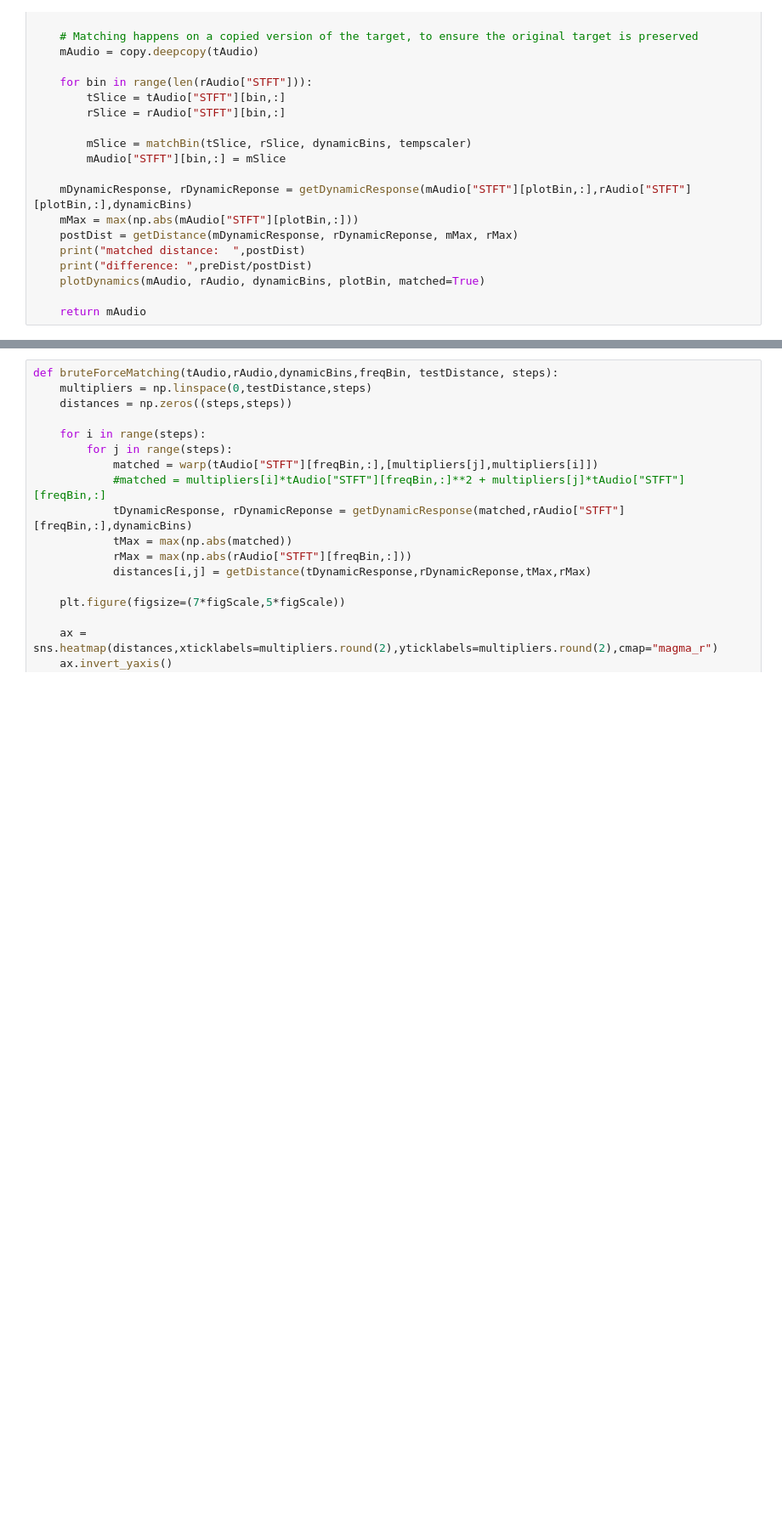
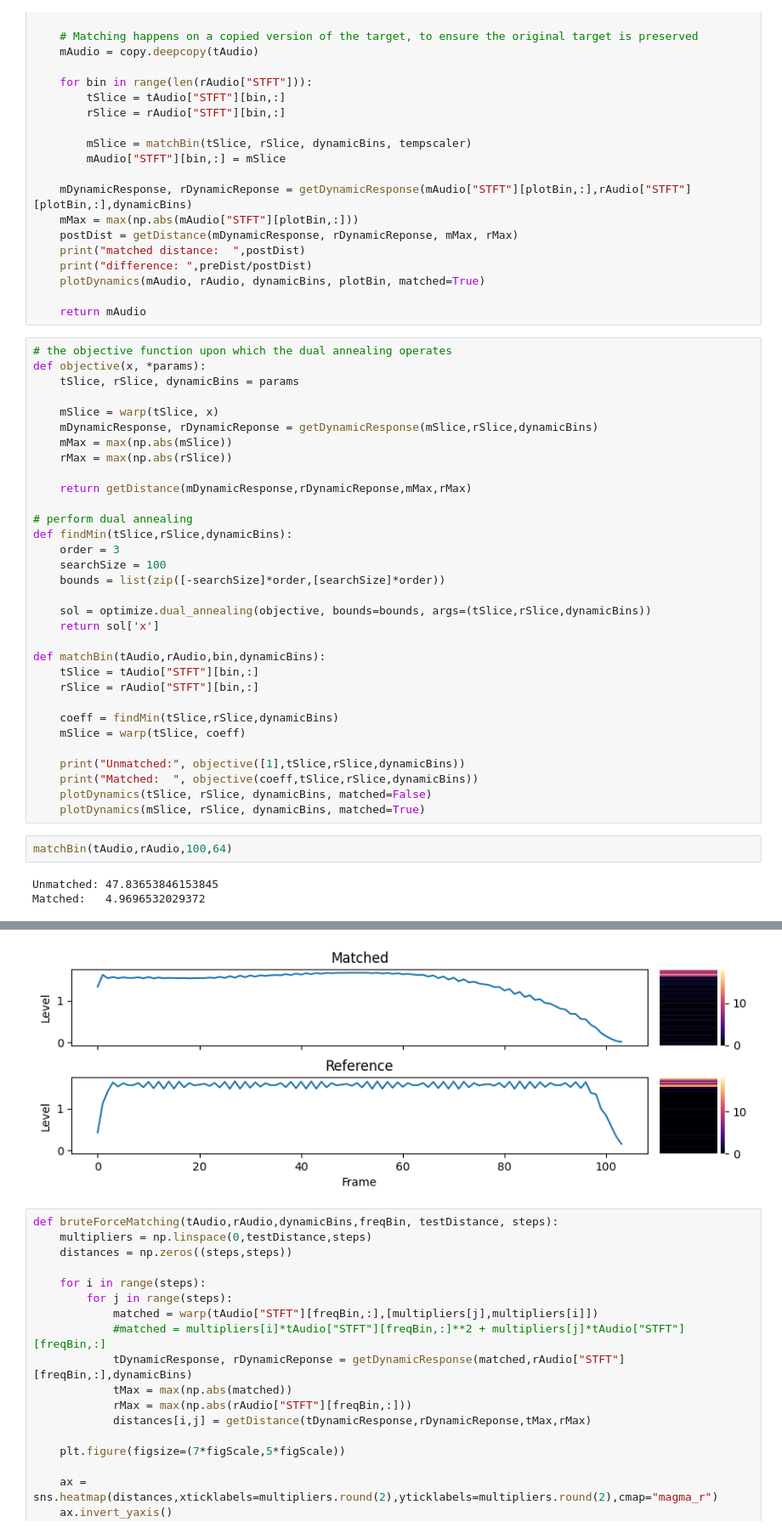
Before and after one commit to Mrozinskikj/MSci-Project, a Jupyter notebook: Matching.ipynb, the cells around one changed output, grey strips where cells are left out. Shown: that part at 85% size. Cells and saved outputs as stored; diff of their text form; blank space fills up the shorter version.

```diff
--- a/Matching.ipynb
+++ b/Matching.ipynb
@@ -240,3 +230,40 @@ def dynamicMatching(tAudio,rAudio,dynamicBins, plotBin, tempscaler=[None]):
     plotDynamics(mAudio, rAudio, dynamicBins, plotBin, matched=True)
 
     return mAudio
+# %%
+# the objective function upon which the dual annealing operates
+def objective(x, *params):
+    tSlice, rSlice, dynamicBins = params
+
+    mSlice = warp(tSlice, x)
+    mDynamicResponse, rDynamicReponse = getDynamicResponse(mSlice,rSlice,dynamicBins)
+    mMax = max(np.abs(mSlice))
+    rMax = max(np.abs(rSlice))
+
+    return getDistance(mDynamicResponse,rDynamicReponse,mMax,rMax)
+
+# perform dual annealing
+def findMin(tSlice,rSlice,dynamicBins):
+    order = 3
+    searchSize = 100
+    bounds = list(zip([-searchSize]*order,[searchSize]*order))
+
+    sol = optimize.dual_annealing(objective, bounds=bounds, args=(tSlice,rSlice,dynamicBins))
+    return sol['x']
+
+def matchBin(tAudio,rAudio,bin,dynamicBins):
+    tSlice = tAudio["STFT"][bin,:]
+    rSlice = rAudio["STFT"][bin,:]
+
+    coeff = findMin(tSlice,rSlice,dynamicBins)
+    mSlice = warp(tSlice, coeff)
+
+    print("Unmatched:", objective([1],tSlice,rSlice,dynamicBins))
+    print("Matched:  ", objective(coeff,tSlice,rSlice,dynamicBins))
+    plotDynamics(tSlice, rSlice, dynamicBins, matched=False)
+    plotDynamics(mSlice, rSlice, dynamicBins, matched=True)
+# %%
+matchBin(tAudio,rAudio,100,64)
+# %% [output]
+Unmatched: 47.83653846153845
+Matched:   4.9696532029372
@@ -243,3 +271,4 @@ def dynamicMatching(tAudio,rAudio,dynamicBins, plotBin, tempscaler=[None]):
+[figure, added]
 # %%
 def bruteForceMatching(tAudio,rAudio,dynamicBins,freqBin, testDistance, steps):
     multipliers = np.linspace(0,testDistance,steps)
```
Also changed, not shown: parts of 5 cells of this notebook.
